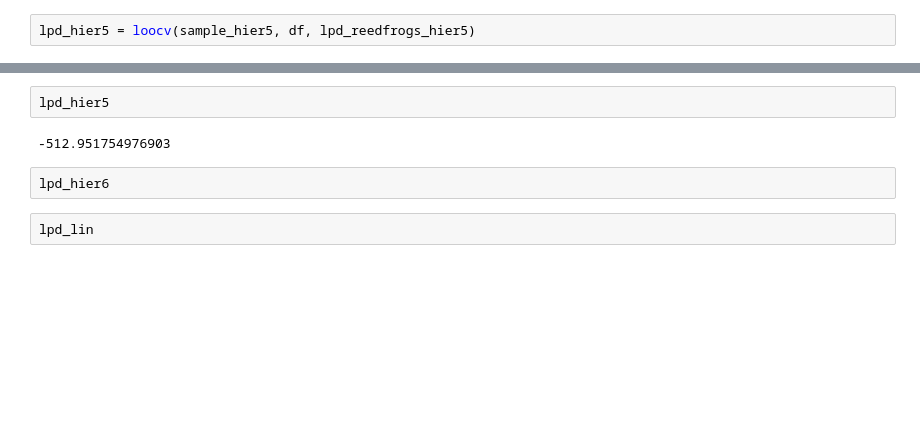
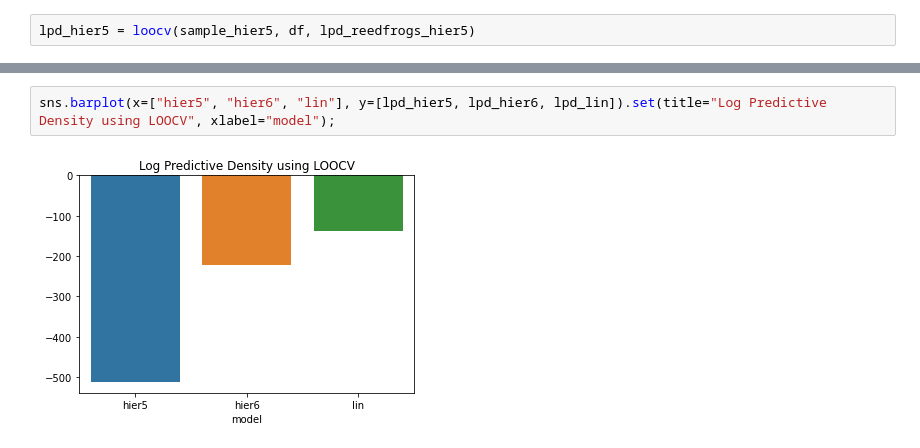
Before and after one commit to noamsgl/ABDA_HW4, a Jupyter notebook: numpyro/HW4_Q2.ipynb, the cells around one changed output, grey strips where cells are left out. Saved outputs shown, nothing was run; the diff lists cells and outputs as text; blank space fills up the shorter version.

```diff
--- a/numpyro/HW4_Q2.ipynb
+++ b/numpyro/HW4_Q2.ipynb
@@ -315,8 +347,4 @@ lpd_lin = loocv(sample_lin, df, lpd_reedfrogs_lin)
-# %%
-lpd_hier5
-# %% [output]
--512.951754976903
-# %%
-lpd_hier6
-# %%
-lpd_lin
+# %%
+sns.barplot(x=["hier5", "hier6", "lin"], y=[lpd_hier5, lpd_hier6, lpd_lin]).set(title="Log Predictive Density using LOOCV", xlabel="model");
+# %% [output]
+[figure, added]
```
Also changed, not shown: parts of 3 cells of this notebook, 1 other file.
